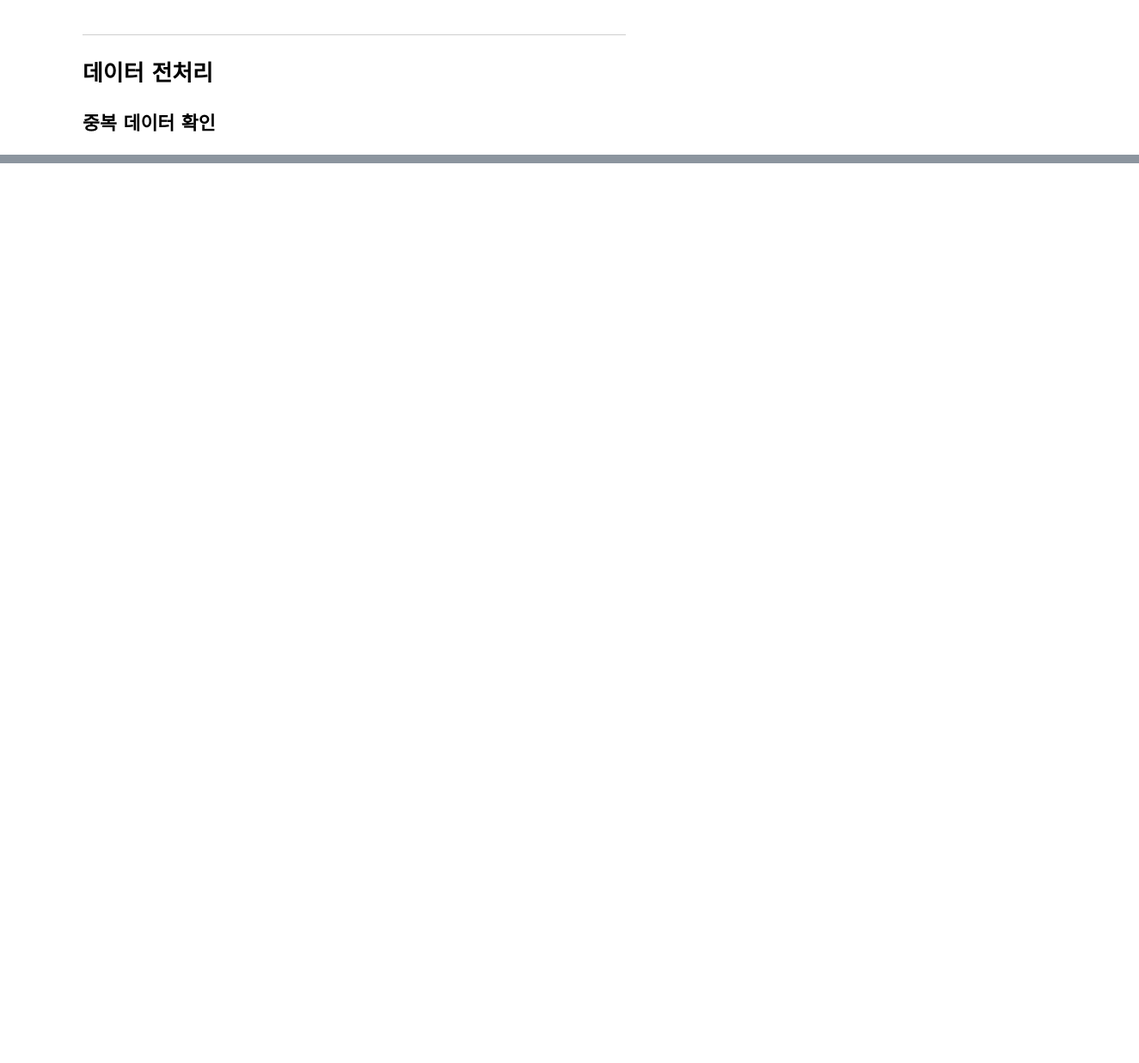
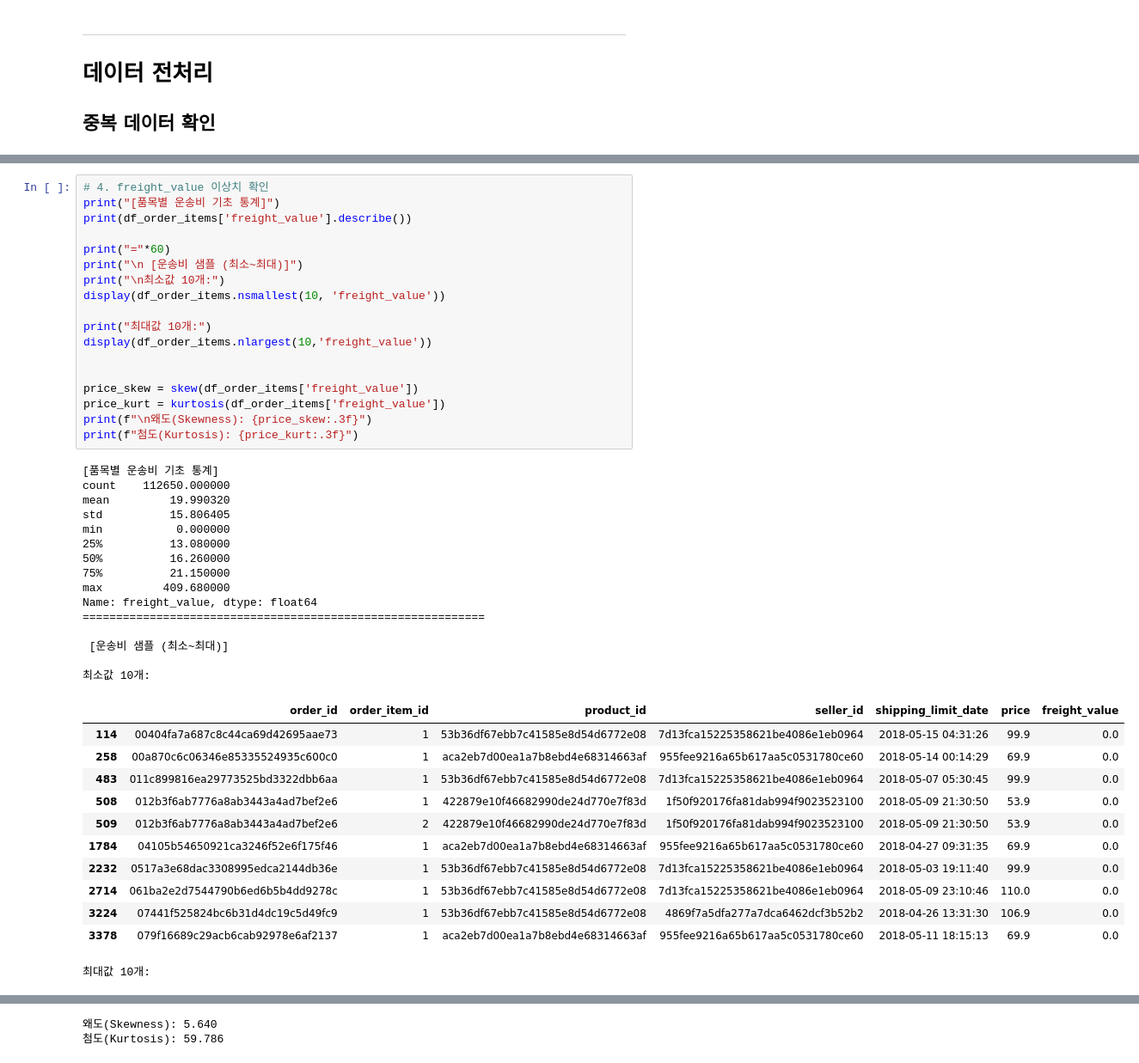
Before and after one commit to Kim-min-soo/it-s_advanced_project, a Jupyter notebook: works/kim-min-soo/test.ipynb, the cells around one changed output, grey strips where cells are left out. Shown at 86% size. Cells and saved outputs as stored; diff of their text form; blank space fills up the shorter version.

```diff
--- a/works/kim-min-soo/test.ipynb
+++ b/works/kim-min-soo/test.ipynb
@@ -298,0 +530,46 @@ Sellers 중복: 0건
+# %%
+# 4. freight_value 이상치 확인
+print("[품목별 운송비 기초 통계]")
+print(df_order_items['freight_value'].describe())
+
+print("="*60)
+print("\n [운송비 샘플 (최소~최대)]")
+print("\n최소값 10개:")
+display(df_order_items.nsmallest(10, 'freight_value'))
+
+print("최대값 10개:")
+display(df_order_items.nlargest(10,'freight_value'))
+
+
+price_skew = skew(df_order_items['freight_value'])
+price_kurt = kurtosis(df_order_items['freight_value'])
+print(f"\n왜도(Skewness): {price_skew:.3f}")
+print(f"첨도(Kurtosis): {price_kurt:.3f}")
+# %% [output]
+[품목별 운송비 기초 통계]
+count    112650.000000
+mean         19.990320
+std          15.806405
+min           0.000000
+25%          13.080000
+50%          16.260000
+75%          21.150000
+max         409.680000
+Name: freight_value, dtype: float64
+============================================================
+
+ [운송비 샘플 (최소~최대)]
+
+최소값 10개:
+|  | order_id | order_item_id | product_id | seller_id | shipping_limit_date | price | freight_value |
+| 114 | 00404fa7a687c8c44ca69d42695aae73 | 1 | 53b36df67ebb7c41585e8d54d6772e08 | 7d13fca15225358621be4086e1eb0964 | 2018-05-15 04:31:26 | 99.9 | 0.0 |
+| 258 | 00a870c6c06346e85335524935c600c0 | 1 | aca2eb7d00ea1a7b8ebd4e68314663af | 955fee9216a65b617aa5c0531780ce60 | 2018-05-14 00:14:29 | 69.9 | 0.0 |
+| 483 | 011c899816ea29773525bd3322dbb6aa | 1 | 53b36df67ebb7c41585e8d54d6772e08 | 7d13fca15225358621be4086e1eb0964 | 2018-05-07 05:30:45 | 99.9 | 0.0 |
+| 508 | 012b3f6ab7776a8ab3443a4ad7bef2e6 | 1 | 422879e10f46682990de24d770e7f83d | 1f50f920176fa81dab994f9023523100 | 2018-05-09 21:30:50 | 53.9 | 0.0 |
+| 509 | 012b3f6ab7776a8ab3443a4ad7bef2e6 | 2 | 422879e10f46682990de24d770e7f83d | 1f50f920176fa81dab994f9023523100 | 2018-05-09 21:30:50 | 53.9 | 0.0 |
+| 1784 | 04105b54650921ca3246f52e6f175f46 | 1 | aca2eb7d00ea1a7b8ebd4e68314663af | 955fee9216a65b617aa5c0531780ce60 | 2018-04-27 09:31:35 | 69.9 | 0.0 |
+| 2232 | 0517a3e68dac3308995edca2144db36e | 1 | 53b36df67ebb7c41585e8d54d6772e08 | 7d13fca15225358621be4086e1eb0964 | 2018-05-03 19:11:40 | 99.9 | 0.0 |
+| 2714 | 061ba2e2d7544790b6ed6b5b4dd9278c | 1 | 53b36df67ebb7c41585e8d54d6772e08 | 7d13fca15225358621be4086e1eb0964 | 2018-05-09 23:10:46 | 110.0 | 0.0 |
+| 3224 | 07441f525824bc6b31d4dc19c5d49fc9 | 1 | 53b36df67ebb7c41585e8d54d6772e08 | 4869f7a5dfa277a7dca6462dcf3b52b2 | 2018-04-26 13:31:30 | 106.9 | 0.0 |
+| 3378 | 079f16689c29acb6cab92978e6af2137 | 1 | aca2eb7d00ea1a7b8ebd4e68314663af | 955fee9216a65b617aa5c0531780ce60 | 2018-05-11 18:15:13 | 69.9 | 0.0 |
+최대값 10개:
@@ -298,0 +587,2 @@ Sellers 중복: 0건
+왜도(Skewness): 5.640
+첨도(Kurtosis): 59.786
```
Also changed, not shown: parts of 38 cells of this notebook, 2 other files.
